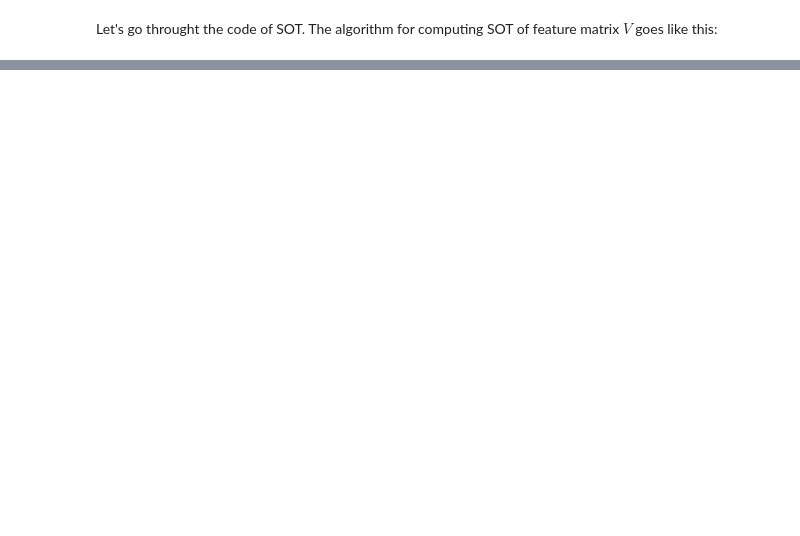
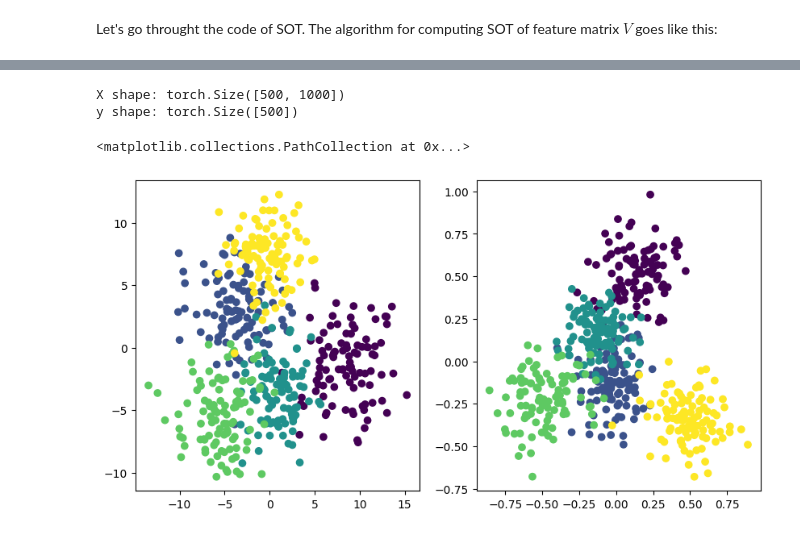
Before and after one commit to mikasenghaas/few-shot-benchmark, a Jupyter notebook: notebooks/self_optimal_transport.ipynb, the cells around one changed output, grey strips where cells are left out. Drawn from its saved outputs; the diff is of its cells as text; code cells hidden in the pictures; blank space fills up the shorter version.

```diff
--- a/notebooks/self_optimal_transport.ipynb
+++ b/notebooks/self_optimal_transport.ipynb
@@ -153,0 +184,49 @@ tensor([[ -0.0811,  -3.6358,  -8.9316,  -4.1624,  -7.6503],
+# %%
+def generate_clusters(n, d, mus, sigmas):
+    assert len(mus) == len(sigmas), "mus and sigmas must have the same length"
+    assert n % len(mus) == 0, "n must be divisible by number of clusters (len(mus))"
+    X = torch.empty((n, d))
+    y = torch.empty(n)
+    for i, (mu, sigma) in enumerate(zip(mus, sigmas)):
+        start_index = i * n // len(mus)
+        end_index = (i + 1) * n // len(mus)
+        for j in range(d):
+            mu_j = mu[j]
+            sigma_j = sigma[j]
+            X[start_index:end_index, j] = torch.normal(mu_j, sigma_j, (n // len(mus),))
+        y[start_index:end_index] = i
+    return X, y
+
+# Example usage
+
+d = 1000   # Dimension of each vector
+k = 5    # Number of clusters
+n = k*100  # Total number of feature vectors
+mus = torch.rand(k, d)  # Means for the clusters
+sigmas = torch.rand(k, d)*3  # Standard deviations for the clusters
+
+X, y = generate_clusters(n, d, mus, sigmas)
+print(f"X shape: {X.shape}\ny shape: {y.shape}")
+# %% [output]
+X shape: torch.Size([500, 1000])
+y shape: torch.Size([500])
+# %%
+from sklearn.decomposition import PCA
+from sklearn.manifold import TSNE
+import numpy as np
+
+
+sot = SOT(distance_metric='cosine', ot_reg=0.1, sinkhorn_iterations=10, sigmoid=False, mask_diag=True, max_scale=True) # defaults
+pca = PCA(n_components=2)
+
+a = pca.fit_transform(X)
+b = pca.fit_transform(sot(X))
+# tsne = TSNE(n_components=2,perplexity=10,learning_rate=100,random_state=42,verbose=1)
+# b = tsne.fit_transform(out)
+
+fig, axs = plt.subplots(1,2,figsize=(10,5))
+axs[0].scatter(a[:,0],a[:,1],c=y)
+axs[1].scatter(b[:,0],b[:,1],c=y)
+# %% [output]
+<matplotlib.collections.PathCollection at 0x...>
+[figure, added]
```
Also changed, not shown: parts of 14 cells of this notebook.
